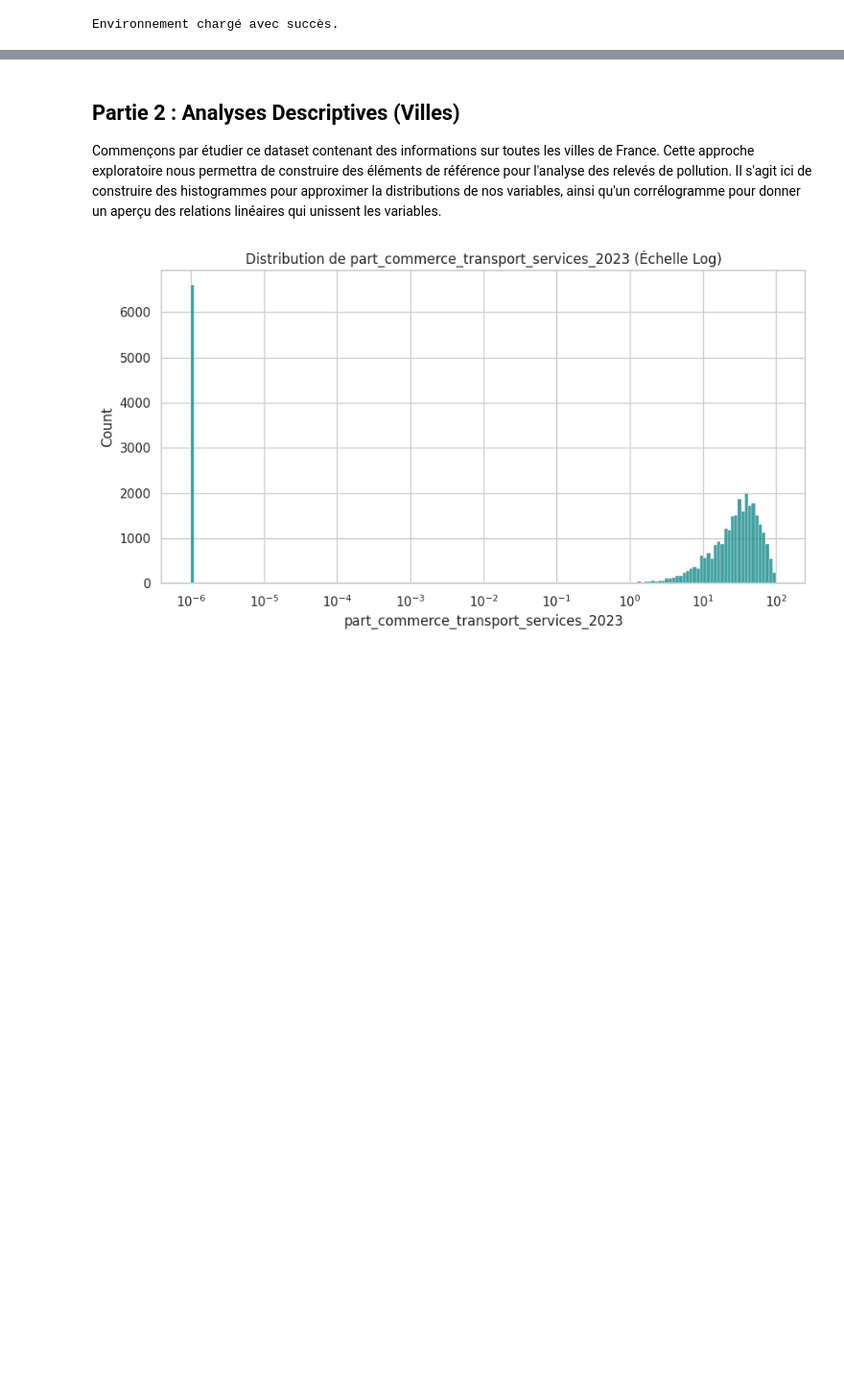
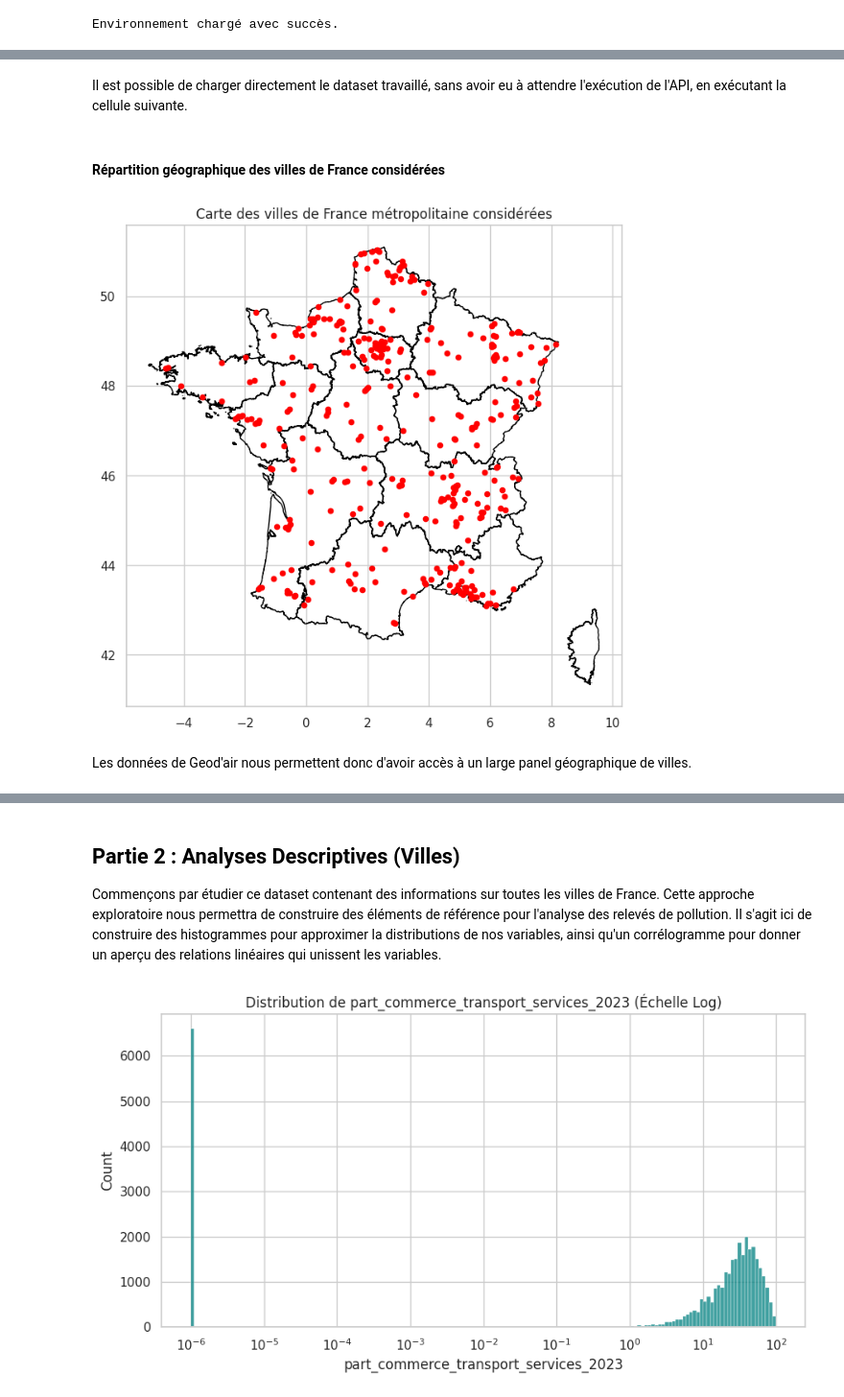
Before and after one commit to TheoSan75/Projet_Python_ENSAE_2A, a Jupyter notebook: main_clean.ipynb, the cells around one changed output, grey strips where cells are left out. Shown at 96% size. Cells and saved outputs as stored; diff of their text form; code cells hidden in the pictures; blank space fills up the shorter version.

Commit message:
Notebook final: préparation données geodair

```diff
--- a/main_clean.ipynb
+++ b/main_clean.ipynb
@@ -64,0 +77,3 @@ Dataset Villes nettoyé : (34386, 12)
+# %%
+geodair = pd.read_csv(path_air, sep=";")
+geodair
@@ -64,0 +143,6 @@ Dataset Villes nettoyé : (34386, 12)
+# %%
+n_before = geodair.shape[0]
+geodair = geodair.dropna(subset = ['CODGEO'])
+n_after = geodair.shape[0]
+
+print(str(n_before - n_after) + " lignes supprimées.")
@@ -64,0 +189,3 @@ Dataset Villes nettoyé : (34386, 12)
+# %%
+geodair = geodair[~geodair["CODGEO"].str.startswith(("2A", "2B", "97"))]
+geodair
@@ -64,0 +206,2 @@ Dataset Villes nettoyé : (34386, 12)
+# %% [markdown]
+Il est possible de charger directement le dataset travaillé, sans avoir eu à attendre l'exécution de l'API, en exécutant la cellule suivante.
@@ -64,0 +210,35 @@ Dataset Villes nettoyé : (34386, 12)
+# %% [markdown]
+#### Répartition géographique des villes de France considérées
+# %%
+import geopandas as gpd
+from cartiflette import carti_download
+import matplotlib.pyplot as plt
+
+france = carti_download(
+      values = ["France"],
+      crs = 4326,
+      borders = "REGION",
+      vectorfile_format="geojson",
+      simplification=50,
+      filter_by="FRANCE_ENTIERE",
+      source="EXPRESS-COG-CARTO-TERRITOIRE",
+      year=2022)
+france = france.loc[france['INSEE_REG']>10]
+
+geodair_villes = geodair[['Ville', 'Latitude_commune', 'Longitude_commune']].drop_duplicates()
+
+geodair_gdf = gpd.GeoDataFrame(
+    geodair_villes,
+    geometry=gpd.points_from_xy(geodair_villes["Longitude_commune"], geodair_villes["Latitude_commune"]),
+    crs="EPSG:4326"
+)
+
+ax = france.plot(figsize=(8,8), edgecolor="black", facecolor="none")
+geodair_gdf.plot(ax=ax, color="red", markersize=20)
+
+plt.title("Carte des villes de France métropolitaine considérées")
+plt.show()
+# %% [output]
+[figure, added]
+# %% [markdown]
+Les données de Geod'air nous permettent donc d'avoir accès à un large panel géographique de villes.
```
Also changed, not shown: parts of 21 cells of this notebook, 3 other files.
